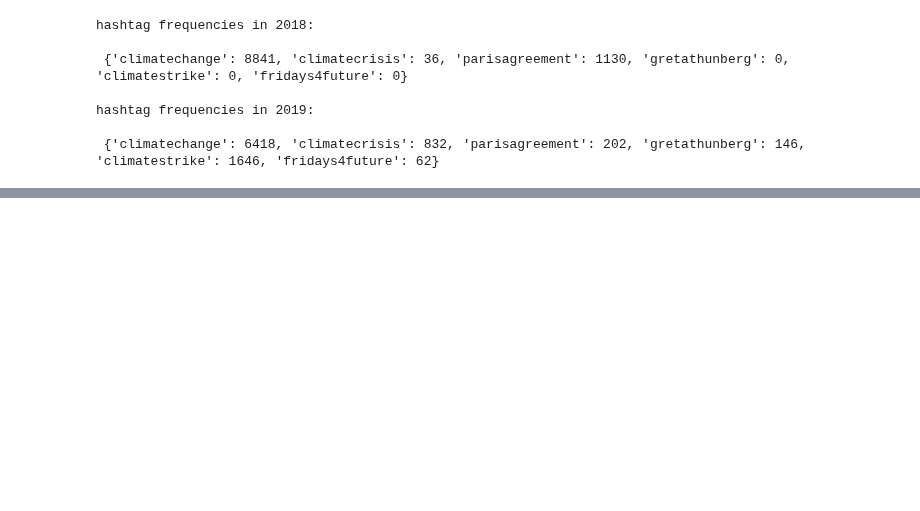
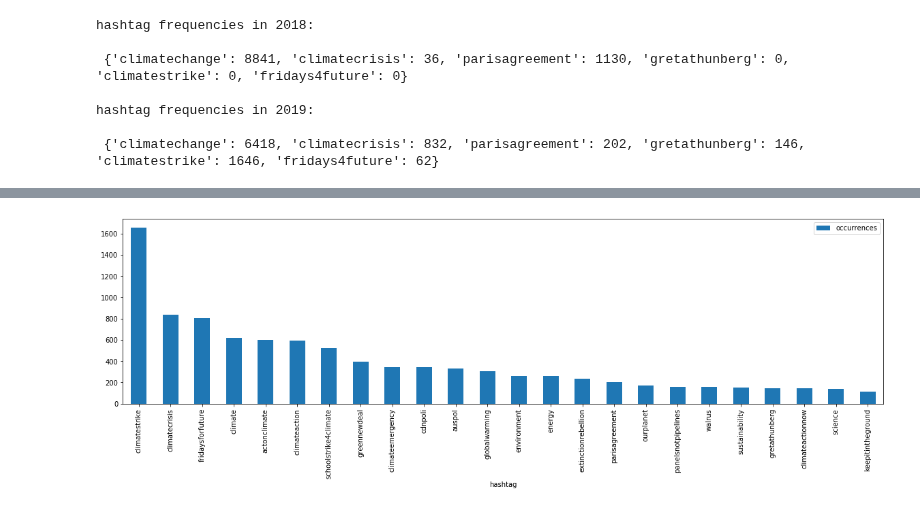
Before and after one commit to Mmiglio/ClimateAction, a Jupyter notebook: hashtags_greta.ipynb, the cells around one changed output, grey strips where cells are left out. Cells and saved outputs as stored; diff of their text form; code cells hidden in the pictures; blank space fills up the shorter version.

```diff
--- a/hashtags_greta.ipynb
+++ b/hashtags_greta.ipynb
@@ -122 +128,5 @@ top_hash = plot_hash_distribution(tweets[mask & (tweets.created_at.dt.year == 20
+# %%
+top_hash_post = filter_dataset(tweets, words=[], year=2019, n_max=25, n_min=1)
+# %% [output]
+[figure, added]
 # %%
```
Also changed, not shown: parts of 15 cells of this notebook.
